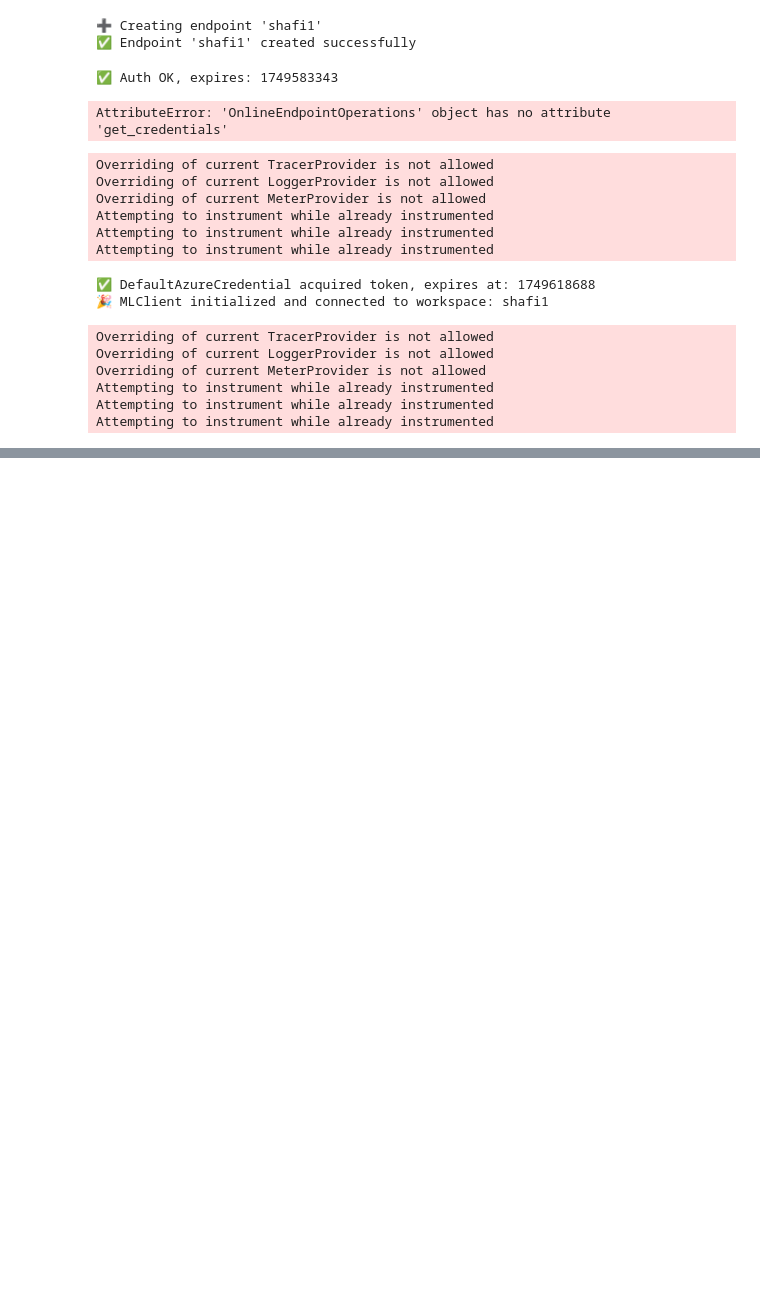
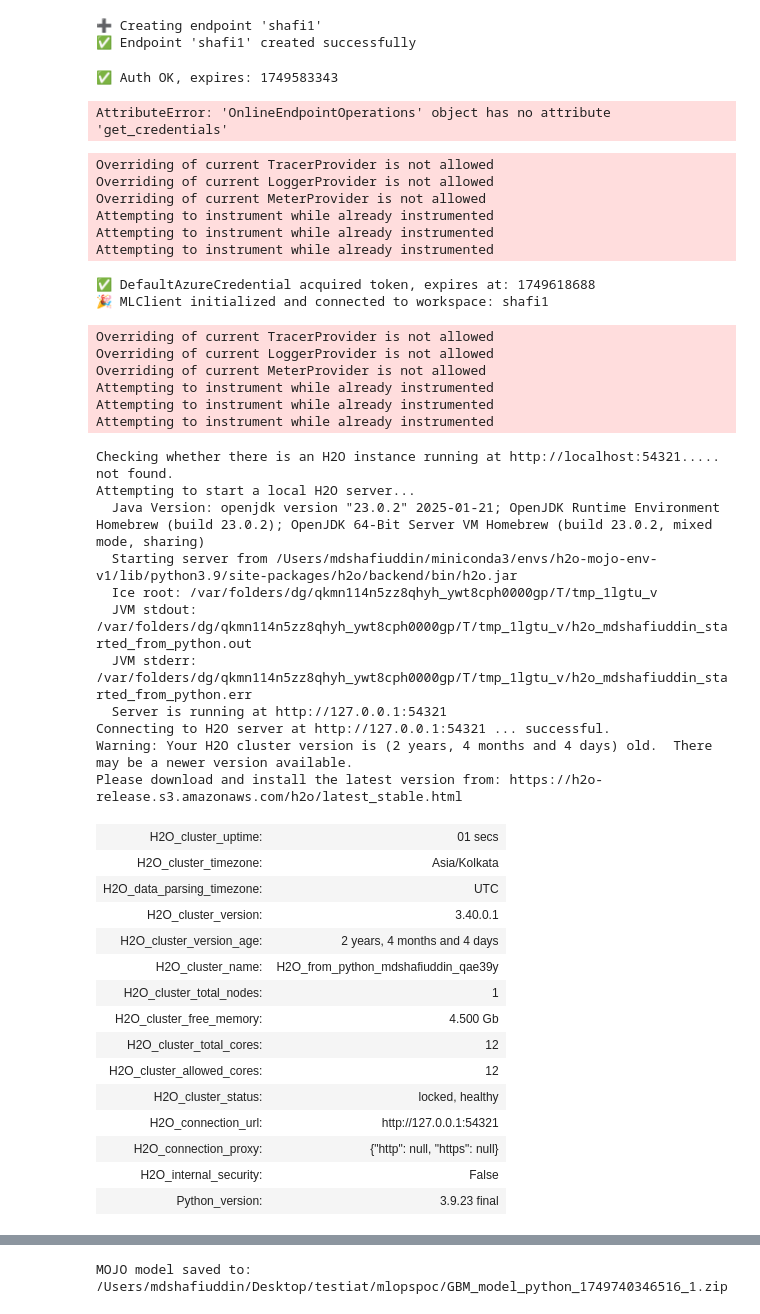
Before and after one commit to 6736-shafi/iat-action, a Jupyter notebook: test.ipynb, the cells around one changed output, grey strips where cells are left out. Drawn from its saved outputs; the diff is of its cells as text; code cells hidden in the pictures; blank space fills up the shorter version.

```diff
--- a/test.ipynb
+++ b/test.ipynb
@@ -401,3 +397,74 @@ Overriding of current MeterProvider is not allowed
 Attempting to instrument while already instrumented
 Attempting to instrument while already instrumented
 Attempting to instrument while already instrumented
+# %%
+# Step 1: Install H2O (uncomment if not already installed)
+# !pip install h2o
+
+# Step 2: Import required libraries
+import h2o
+from h2o.estimators.gbm import H2OGradientBoostingEstimator
+
+# Step 3: Initialize H2O
+h2o.init()
+
+# Step 4: Load the Iris dataset (comes built-in with H2O)
+iris = h2o.import_file("https://raw.githubusercontent.com/mwaskom/seaborn-data/master/iris.csv")
+
+# Step 5: Define target and features
+target = "sepal_length"
+features = iris.columns
+features.remove(target)
+
+# Step 6: Split data into train and test sets
+train, test = iris.split_frame(ratios=[0.8], seed=1234)
+
+# Step 7: Train the GBM regression model
+ # Train Gradient Boosting Model
+model = H2OGradientBoostingEstimator(ntrees=50, max_depth=5, learn_rate=0.1)
+model.train(x=features, y=target, training_frame=train)
+
+
+# Step 8: Make predictions on test set
+predictions = model.predict(test)
+
+# Step 9: Display sample predictions
+print("Sample Predictions:")
+print(predictions.head())
+
+# Step 10: Evaluate model performance
+performance = model.model_performance(test_data=test)
+print("\nModel Performance on Test Set:")
+print(f"R-squared: {performance.r2():.4f}")
+print(f"MSE: {performance.mse():.4f}")
+print(f"RMSE: {performance.rmse():.4f}")
+
+# Step 11: Shut down H2O (optional)
+# h2o.shutdown(prompt=False)
+# %% [output]
+Checking whether there is an H2O instance running at http://localhost:54321..... not found.
+Attempting to start a local H2O server...
+  Java Version: openjdk version "23.0.2" 2025-01-21; OpenJDK Runtime Environment Homebrew (build 23.0.2); OpenJDK 64-Bit Server VM Homebrew (build 23.0.2, mixed mode, sharing)
+  Starting server from /Users/mdshafiuddin/miniconda3/envs/h2o-mojo-env-v1/lib/python3.9/site-packages/h2o/backend/bin/h2o.jar
+  Ice root: /var/folders/dg/qkmn114n5zz8qhyh_ywt8cph0000gp/T/tmp_1lgtu_v
+  JVM stdout: /var/folders/dg/qkmn114n5zz8qhyh_ywt8cph0000gp/T/tmp_1lgtu_v/h2o_mdshafiuddin_started_from_python.out
+  JVM stderr: /var/folders/dg/qkmn114n5zz8qhyh_ywt8cph0000gp/T/tmp_1lgtu_v/h2o_mdshafiuddin_started_from_python.err
+  Server is running at http://127.0.0.1:54321
+Connecting to H2O server at http://127.0.0.1:54321 ... successful.
+Warning: Your H2O cluster version is (2 years, 4 months and 4 days) old.  There may be a newer version available.
+Please download and install the latest version from: https://h2o-release.s3.amazonaws.com/h2o/latest_stable.html
+| H2O_cluster_uptime: | 01 secs |
+| H2O_cluster_timezone: | Asia/Kolkata |
+| H2O_data_parsing_timezone: | UTC |
+| H2O_cluster_version: | 3.40.0.1 |
+| H2O_cluster_version_age: | 2 years, 4 months and 4 days |
+| H2O_cluster_name: | H2O_from_python_mdshafiuddin_qae39y |
+| H2O_cluster_total_nodes: | 1 |
+| H2O_cluster_free_memory: | 4.500 Gb |
+| H2O_cluster_total_cores: | 12 |
+| H2O_cluster_allowed_cores: | 12 |
+| H2O_cluster_status: | locked, healthy |
+| H2O_connection_url: | http://127.0.0.1:54321 |
+| H2O_connection_proxy: | {"http": null, "https": null} |
+| H2O_internal_security: | False |
+| Python_version: | 3.9.23 final |
@@ -403,0 +488,8 @@ Attempting to instrument while already instrumented
+# %%
+
+
+    # Export MOJO model
+mojo_path = model.download_mojo(path=".", get_genmodel_jar=True)
+print(f"MOJO model saved to: {mojo_path}")
+# %% [output]
+MOJO model saved to: /Users/mdshafiuddin/Desktop/testiat/mlopspoc/GBM_model_python_1749740346516_1.zip
```
Also changed, not shown: parts of 4 cells of this notebook, 31 other files.
